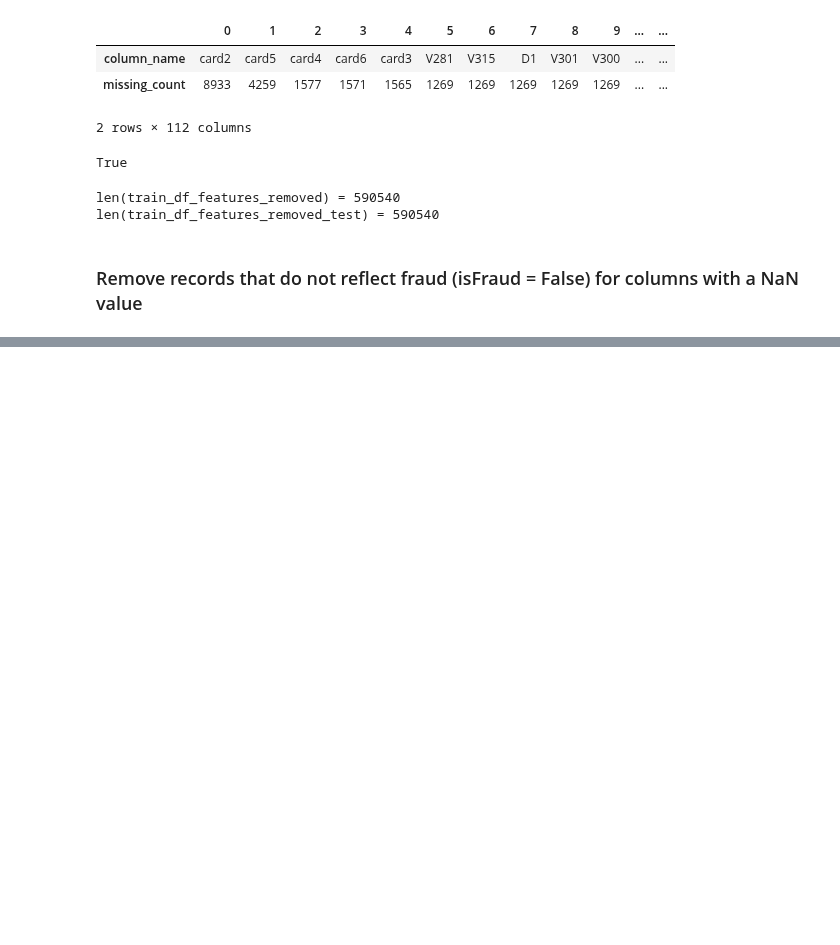
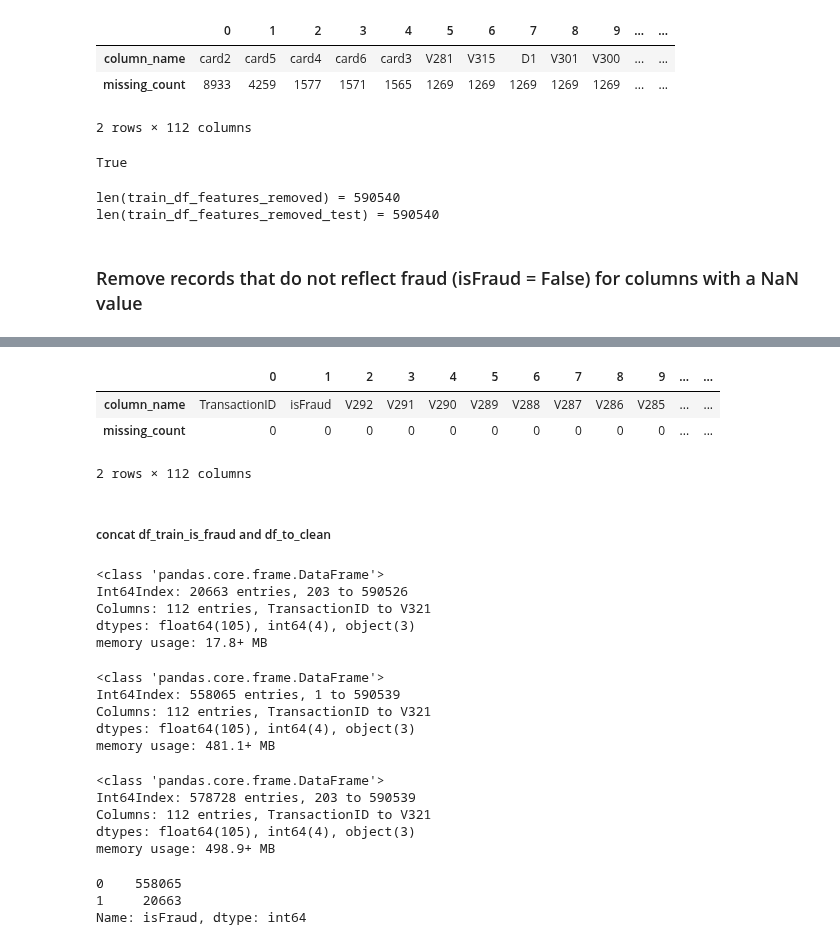
Before and after one commit to Mykhailo20/DS_Bootcamp_2023, a Jupyter notebook: Homework_8/Analysis/Data_Analysis.ipynb, the cells around one changed output, grey strips where cells are left out. Saved outputs shown, nothing was run; the diff lists cells and outputs as text; code cells hidden in the pictures; blank space fills up the shorter version.

```diff
--- a/Homework_8/Analysis/Data_Analysis.ipynb
+++ b/Homework_8/Analysis/Data_Analysis.ipynb
@@ -355,0 +447,6 @@ KeyError: 'ColumnName'
+# %%
+for column_name in columns_with_NaN_values[10:]:
+    print(f"column_name = {column_name}")
+    print(f"len(df_to_clean) before = {len(df_to_clean)}")
+    df_to_clean = df_to_clean[df_to_clean[column_name].isnull() == False]
+    print(f"len(df_to_clean) after = {len(df_to_clean)}")
@@ -355,0 +471,47 @@ KeyError: 'ColumnName'
+# %%
+# Calculate the number of missing values for each column
+missing_count = df_to_clean.isnull().sum()
+
+# Create a DataFrame with column names and their respective missing percentages
+missing_info = pd.DataFrame({'column_name': df_to_clean.columns, 'missing_count': missing_count})
+missing_info = missing_info.sort_values(by='missing_count', ascending=False)
+missing_info.reset_index(drop=True, inplace=True)
+missing_info.transpose()
+# %% [output]
+|  | 0 | 1 | 2 | 3 | 4 | 5 | 6 | 7 | 8 | 9 | ... | ... |
+| column_name | TransactionID | isFraud | V292 | V291 | V290 | V289 | V288 | V287 | V286 | V285 | ... | ... |
+| missing_count | 0 | 0 | 0 | 0 | 0 | 0 | 0 | 0 | 0 | 0 | ... | ... |
+2 rows × 112 columns
+# %% [markdown]
+##### concat df_train_is_fraud and df_to_clean
+# %%
+df_train_is_fraud.info()
+# %% [output]
+<class 'pandas.core.frame.DataFrame'>
+Int64Index: 20663 entries, 203 to 590526
+Columns: 112 entries, TransactionID to V321
+dtypes: float64(105), int64(4), object(3)
+memory usage: 17.8+ MB
+# %%
+df_to_clean.info()
+# %% [output]
+<class 'pandas.core.frame.DataFrame'>
+Int64Index: 558065 entries, 1 to 590539
+Columns: 112 entries, TransactionID to V321
+dtypes: float64(105), int64(4), object(3)
+memory usage: 481.1+ MB
+# %%
+df_train = pd.concat([df_train_is_fraud, df_to_clean])
+df_train.info()
+# %% [output]
+<class 'pandas.core.frame.DataFrame'>
+Int64Index: 578728 entries, 203 to 590539
+Columns: 112 entries, TransactionID to V321
+dtypes: float64(105), int64(4), object(3)
+memory usage: 498.9+ MB
+# %%
+df_train['isFraud'].value_counts()
+# %% [output]
+0    558065
+1     20663
+Name: isFraud, dtype: int64
```
Also changed, not shown: parts of 18 cells of this notebook.
